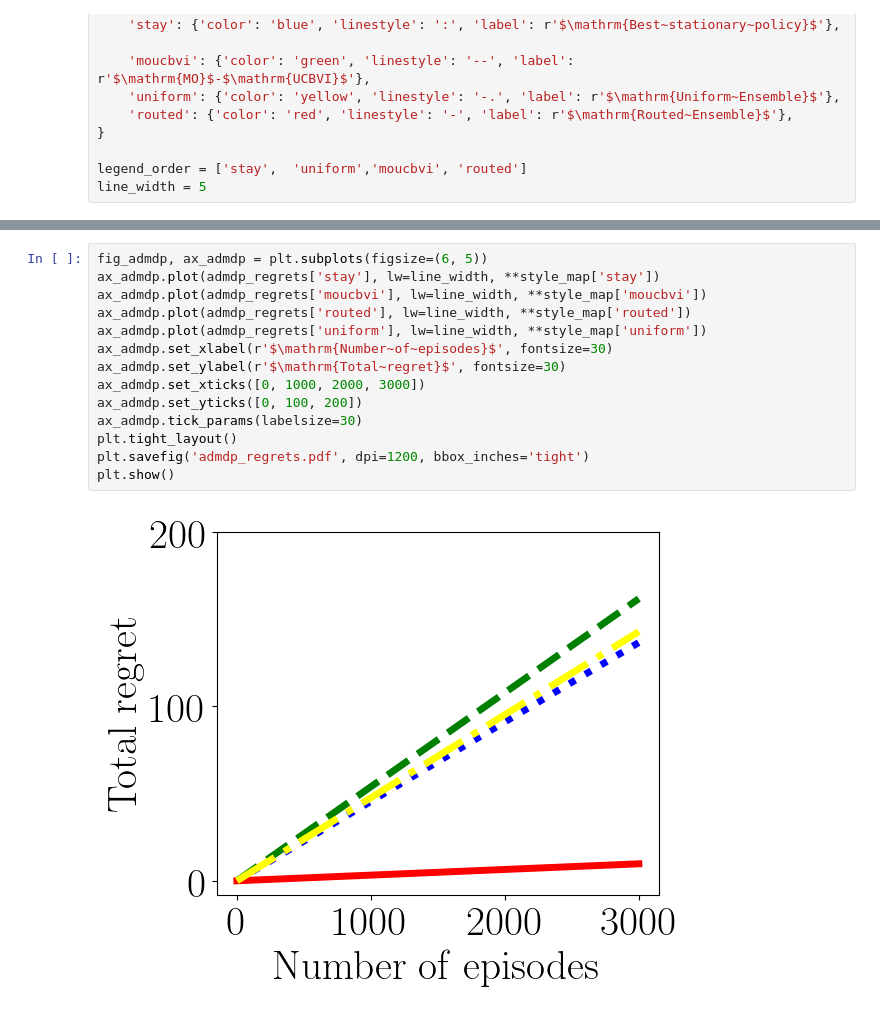
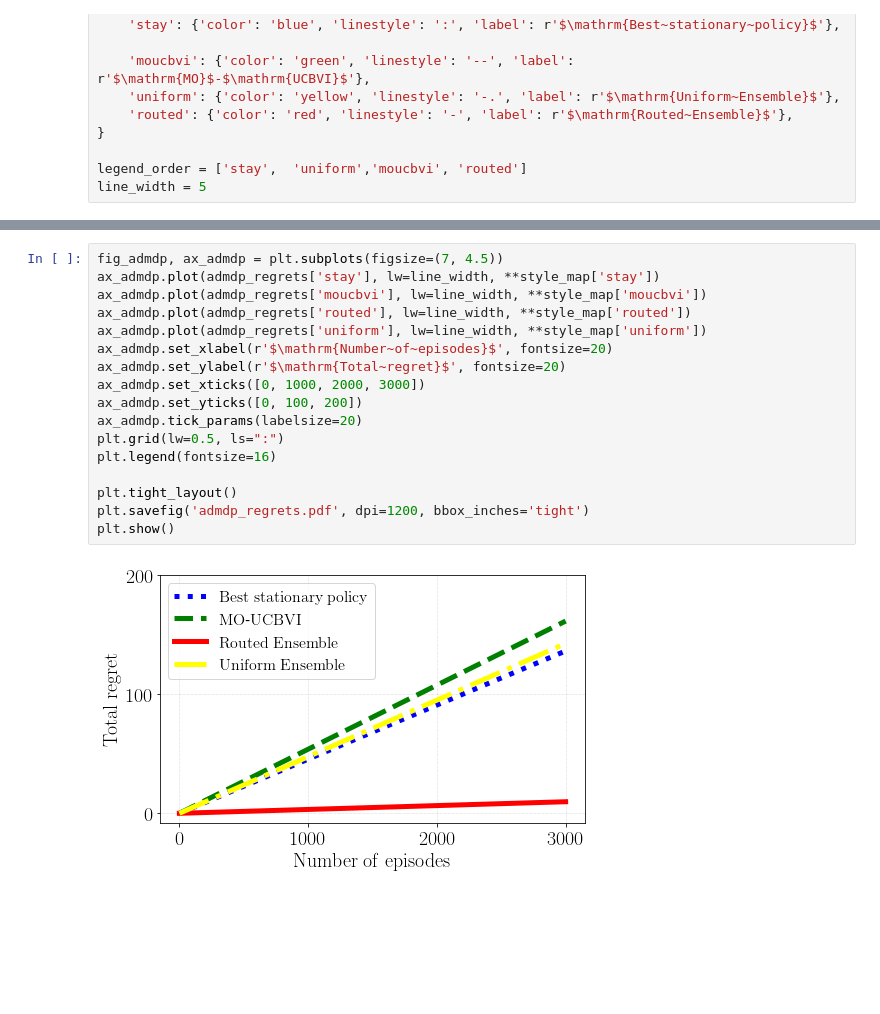
Before and after one commit to VirtuosoResearch/Multi-objective-reinforcement-learning-code, a Jupyter notebook: src/figure/plot_momdp.ipynb, the cells around one changed output, grey strips where cells are left out. Saved outputs shown, nothing was run; the diff lists cells and outputs as text; blank space fills up the shorter version.

```diff
--- a/src/figure/plot_momdp.ipynb
+++ b/src/figure/plot_momdp.ipynb
@@ -63,19 +65,22 @@ plt.show()
 # %%
-fig_admdp, ax_admdp = plt.subplots(figsize=(6, 5))
+fig_admdp, ax_admdp = plt.subplots(figsize=(7, 4.5))
 ax_admdp.plot(admdp_regrets['stay'], lw=line_width, **style_map['stay'])
 ax_admdp.plot(admdp_regrets['moucbvi'], lw=line_width, **style_map['moucbvi'])
 ax_admdp.plot(admdp_regrets['routed'], lw=line_width, **style_map['routed'])
 ax_admdp.plot(admdp_regrets['uniform'], lw=line_width, **style_map['uniform'])
-ax_admdp.set_xlabel(r'$\mathrm{Number~of~episodes}$', fontsize=30)
-ax_admdp.set_ylabel(r'$\mathrm{Total~regret}$', fontsize=30)
+ax_admdp.set_xlabel(r'$\mathrm{Number~of~episodes}$', fontsize=20)
+ax_admdp.set_ylabel(r'$\mathrm{Total~regret}$', fontsize=20)
 ax_admdp.set_xticks([0, 1000, 2000, 3000])
 ax_admdp.set_yticks([0, 100, 200])
-ax_admdp.tick_params(labelsize=30)
+ax_admdp.tick_params(labelsize=20)
+plt.grid(lw=0.5, ls=":")
+plt.legend(fontsize=16)
+
 plt.tight_layout()
 plt.savefig('admdp_regrets.pdf', dpi=1200, bbox_inches='tight')
 plt.show()
 # %% [output]
-[figure, old version]
+[figure, new version]
 # %%
 legend_elements = []
 legend_labels = []
```
Also changed, not shown: parts of 2 cells of this notebook, 2 other files.
